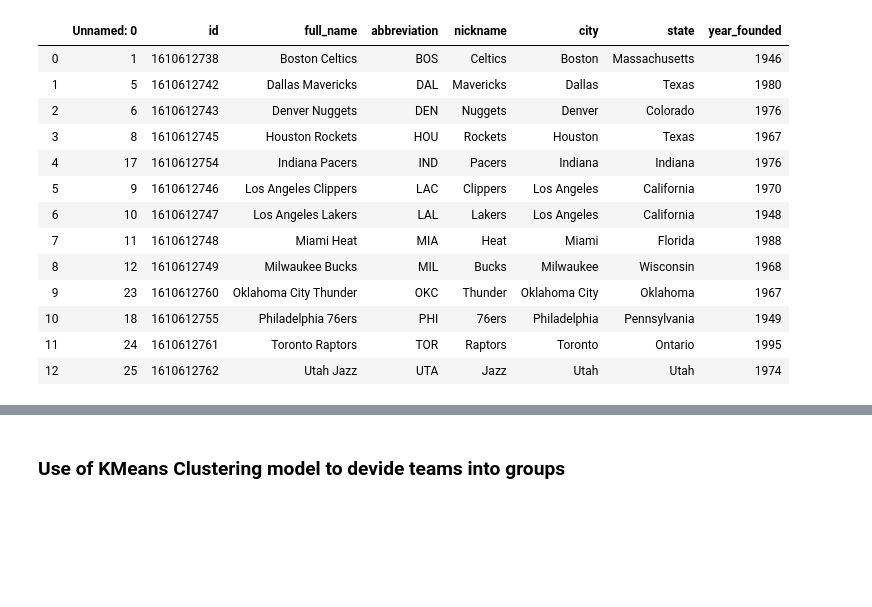
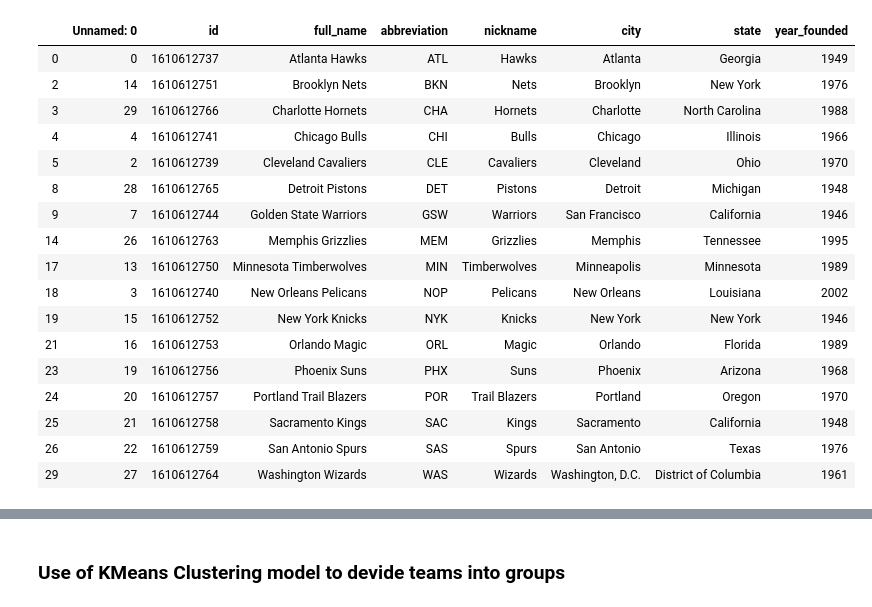
Before and after one commit to MaxYichenWang/Coursera_Capstone, a Jupyter notebook: Analysis and Visualization.ipynb, the cells around one changed output, grey strips where cells are left out. Saved outputs shown, nothing was run; the diff lists cells and outputs as text; code cells hidden in the pictures; blank space fills up the shorter version.

```diff
--- a/Analysis and Visualization.ipynb
+++ b/Analysis and Visualization.ipynb
@@ -17,22 +33,27 @@ test = allteam_overall_box_2019_20.groupby('TEAM_NAME_x').mean()
 # %%
 nba_teams = pd.read_csv('nba_teams.csv')
 nba_teams = nba_teams.sort_values(by='full_name')
 playoff_team_name = ['BOS','DAL','DEN','HOU','LAC','LAL','MIA','MIL','IND','PHI','OKC','TOR','UTA']
 playoff_teams = nba_teams[nba_teams['abbreviation'].isin(playoff_team_name)]
 playoff_teams = playoff_teams.reset_index(drop=True)
-playoff_teams
+non_playoff_teams = nba_teams[~nba_teams['abbreviation'].isin(playoff_team_name)]
+non_playoff_teams
 # %% [output]
 |  | Unnamed: 0 | id | full_name | abbreviation | nickname | city | state | year_founded |
-| 0 | 1 | 1610612738 | Boston Celtics | BOS | Celtics | Boston | Massachusetts | 1946 |
-| 1 | 5 | 1610612742 | Dallas Mavericks | DAL | Mavericks | Dallas | Texas | 1980 |
-| 2 | 6 | 1610612743 | Denver Nuggets | DEN | Nuggets | Denver | Colorado | 1976 |
-| 3 | 8 | 1610612745 | Houston Rockets | HOU | Rockets | Houston | Texas | 1967 |
-| 4 | 17 | 1610612754 | Indiana Pacers | IND | Pacers | Indiana | Indiana | 1976 |
-| 5 | 9 | 1610612746 | Los Angeles Clippers | LAC | Clippers | Los Angeles | California | 1970 |
-| 6 | 10 | 1610612747 | Los Angeles Lakers | LAL | Lakers | Los Angeles | California | 1948 |
-| 7 | 11 | 1610612748 | Miami Heat | MIA | Heat | Miami | Florida | 1988 |
-| 8 | 12 | 1610612749 | Milwaukee Bucks | MIL | Bucks | Milwaukee | Wisconsin | 1968 |
-| 9 | 23 | 1610612760 | Oklahoma City Thunder | OKC | Thunder | Oklahoma City | Oklahoma | 1967 |
-| 10 | 18 | 1610612755 | Philadelphia 76ers | PHI | 76ers | Philadelphia | Pennsylvania | 1949 |
-| 11 | 24 | 1610612761 | Toronto Raptors | TOR | Raptors | Toronto | Ontario | 1995 |
-| 12 | 25 | 1610612762 | Utah Jazz | UTA | Jazz | Utah | Utah | 1974 |
+| 0 | 0 | 1610612737 | Atlanta Hawks | ATL | Hawks | Atlanta | Georgia | 1949 |
+| 2 | 14 | 1610612751 | Brooklyn Nets | BKN | Nets | Brooklyn | New York | 1976 |
+| 3 | 29 | 1610612766 | Charlotte Hornets | CHA | Hornets | Charlotte | North Carolina | 1988 |
+| 4 | 4 | 1610612741 | Chicago Bulls | CHI | Bulls | Chicago | Illinois | 1966 |
+| 5 | 2 | 1610612739 | Cleveland Cavaliers | CLE | Cavaliers | Cleveland | Ohio | 1970 |
+| 8 | 28 | 1610612765 | Detroit Pistons | DET | Pistons | Detroit | Michigan | 1948 |
+| 9 | 7 | 1610612744 | Golden State Warriors | GSW | Warriors | San Francisco | California | 1946 |
+| 14 | 26 | 1610612763 | Memphis Grizzlies | MEM | Grizzlies | Memphis | Tennessee | 1995 |
+| 17 | 13 | 1610612750 | Minnesota Timberwolves | MIN | Timberwolves | Minneapolis | Minnesota | 1989 |
+| 18 | 3 | 1610612740 | New Orleans Pelicans | NOP | Pelicans | New Orleans | Louisiana | 2002 |
+| 19 | 15 | 1610612752 | New York Knicks | NYK | Knicks | New York | New York | 1946 |
+| 21 | 16 | 1610612753 | Orlando Magic | ORL | Magic | Orlando | Florida | 1989 |
+| 23 | 19 | 1610612756 | Phoenix Suns | PHX | Suns | Phoenix | Arizona | 1968 |
+| 24 | 20 | 1610612757 | Portland Trail Blazers | POR | Trail Blazers | Portland | Oregon | 1970 |
+| 25 | 21 | 1610612758 | Sacramento Kings | SAC | Kings | Sacramento | California | 1948 |
+| 26 | 22 | 1610612759 | San Antonio Spurs | SAS | Spurs | San Antonio | Texas | 1976 |
+| 29 | 27 | 1610612764 | Washington Wizards | WAS | Wizards | Washington, D.C. | District of Columbia | 1961 |
```
Also changed, not shown: parts of 18 cells of this notebook.
